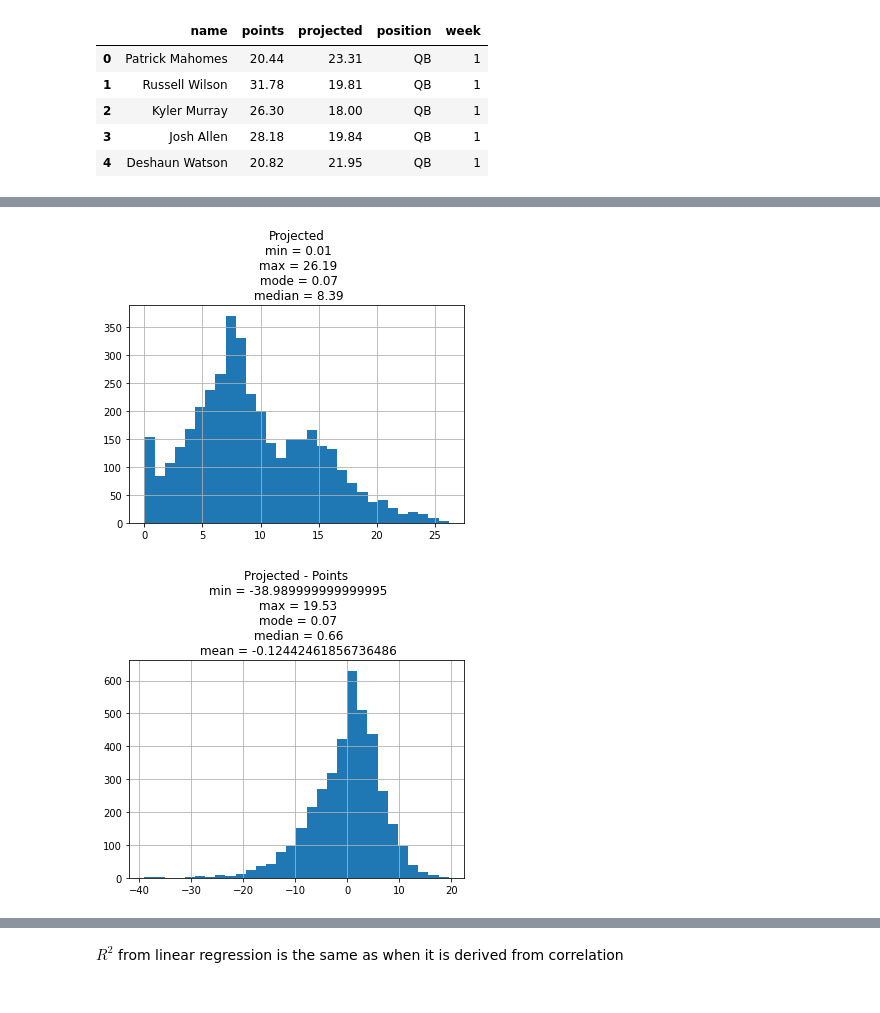
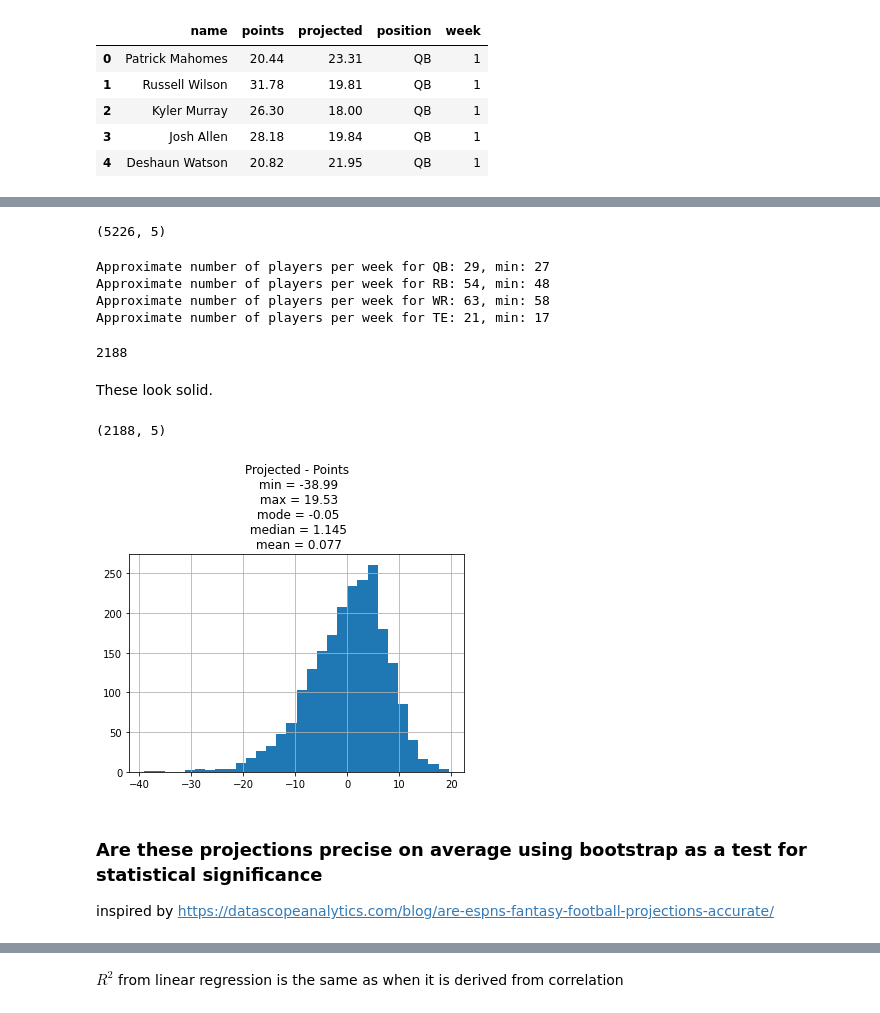
Before and after one commit to bpennisi/espn-ffl, a Jupyter notebook: analyze_espn_projections_data.ipynb, the cells around one changed output, grey strips where cells are left out. Cells and saved outputs as stored; diff of their text form; code cells hidden in the pictures.

```diff
--- a/analyze_espn_projections_data.ipynb
+++ b/analyze_espn_projections_data.ipynb
@@ -60,6 +132,34 @@ plt.show()
+# %%
+recs = pd.DataFrame(jsons)
+recs.shape
+# %% [output]
+(5226, 5)
+# %%
+idxs = []
+for k, v in [('QB', 10), ('RB', 5), ('WR', 8), ('TE', 5)]:
+    hold = recs.loc[(recs['position'] == k) & (recs['projected'] >= v)]
+    print('Approximate number of players per week for {}: {}, min: {}'.format(k, int(hold.groupby(by='week')['projected'].count().mean()), hold.groupby(by='week')['projected'].count().min()))
+    idxs = idxs + list(hold.index.values)
+len(idxs)
+# %% [output]
+Approximate number of players per week for QB: 29, min: 27
+Approximate number of players per week for RB: 54, min: 48
+Approximate number of players per week for WR: 63, min: 58
+Approximate number of players per week for TE: 21, min: 17
+2188
+# %% [markdown]
+These look solid.
+# %%
+recs = recs.iloc[idxs]
+recs.shape
+# %% [output]
+(2188, 5)
+# %%
+recs['prmp'] = recs['projected'] - recs['points']
+recs['mae'] = recs['prmp'].abs()
 # %%
-recs.projected.hist(bins=30)
-plt.title('Projected\n min = {}\n max = {}\n mode = {}\n median = {}'.format(recs.projected.min(), recs.projected.max(), recs.projected.mode()[0], recs.projected.median()))
+recs.prmp.hist(bins=30)
+plt.title('Projected - Points\n min = {}\n max = {}\n mode = {}\n median = {}\n mean = {}'.format(np.round(recs.prmp.min(), 3), np.round(recs.prmp.max(), 3), np.round(recs.prmp.mode()[0], 3), np.round(recs.prmp.median(), 3), np.round(recs.prmp.mean(), 3)))
 plt.show()
 # %% [output]
-[figure, old version]
+[figure, new version]
@@ -68,6 +166,3 @@ recs['prmp'] = recs['projected'] - recs['points']
-# %%
-recs.prmp.hist(bins=30)
-plt.title('Projected - Points\n min = {}\n max = {}\n mode = {}\n median = {}\n mean = {}'.format(recs.prmp.min(), recs.prmp.max(), recs.prmp.mode()[0], recs.prmp.median(), recs.prmp.mean()))
-plt.show()
-# %% [output]
-[figure, removed]
+# %% [markdown]
+### Are these projections precise on average using bootstrap as a test for statistical significance
+inspired by https://datascopeanalytics.com/blog/are-espns-fantasy-football-projections-accurate/
```
Also changed, not shown: parts of 35 cells of this notebook, 1 other file.
